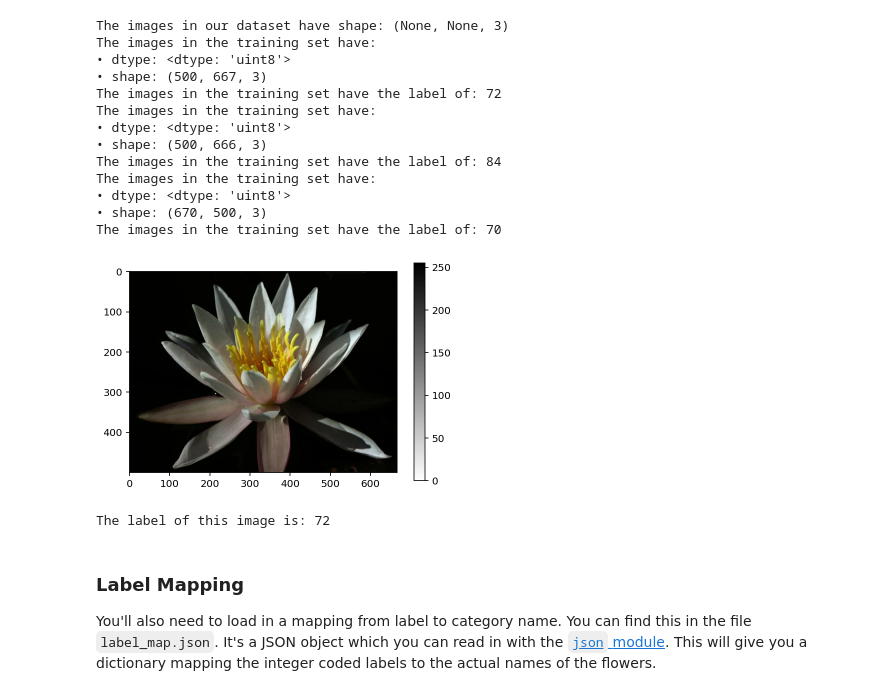
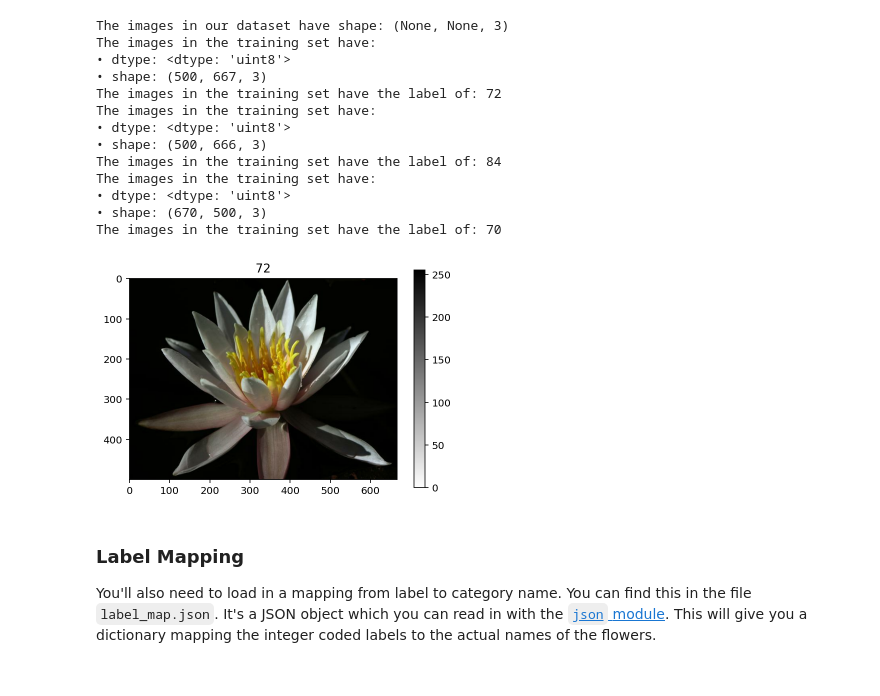
Before and after one commit to mbshbn/ML-using-TensorFlow-and-Keras, a Jupyter notebook: projects/p2_image_classifier/Project_Image_Classifier_Project.ipynb, the cells around one changed output. Cells and saved outputs as stored; diff of their text form; code cells hidden in the pictures.

```diff
--- a/projects/p2_image_classifier/Project_Image_Classifier_Project.ipynb
+++ b/projects/p2_image_classifier/Project_Image_Classifier_Project.ipynb
@@ -144,19 +145,17 @@ The images in the training set have the label of: 70
 # %%
 # TODO: Plot 1 image from the training set. Set the title
 # of the plot to the corresponding image label.
 for image, label in training_set.take(1):
     image = image.numpy().squeeze()
     label = label.numpy()
 
 #TODO: use subplot
 plt.imshow(image, cmap= plt.cm.binary)
 plt.colorbar()
+plt.title(str(label))
 plt.show()
-
-print('The label of this image is:', label)
 # %% [output]
-[figure, old version]
+[figure, new version]
-The label of this image is: 72
 # %% [markdown]
 ### Label Mapping
 
```
Also changed, not shown: parts of 39 cells of this notebook.
